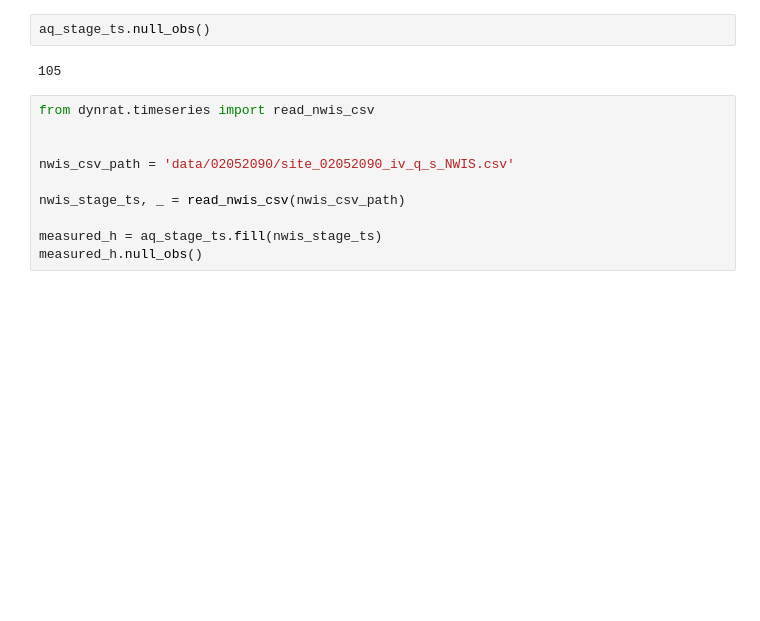
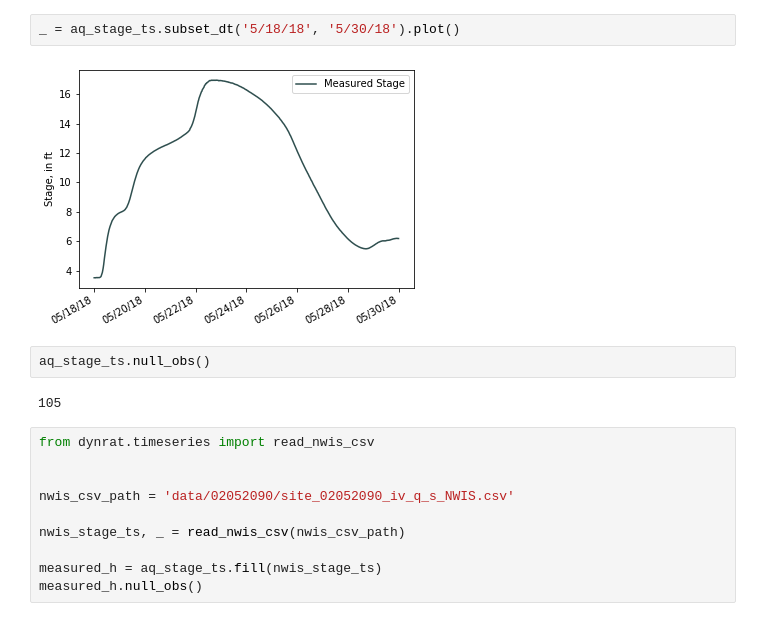
Before and after one commit to mdomanski-usgs/dynrat, a Jupyter notebook: examples/timeseries.ipynb, the cells around one changed output. Saved outputs shown, nothing was run; the diff lists cells and outputs as text; blank space fills up the shorter version.

```diff
--- a/examples/timeseries.ipynb
+++ b/examples/timeseries.ipynb
@@ -34,3 +34,7 @@ _ = observed_h.plot(ax)
+# %%
+_ = aq_stage_ts.subset_dt('5/18/18', '5/30/18').plot()
+# %% [output]
+[figure, added]
 # %%
 aq_stage_ts.null_obs()
 # %% [output]
```
Also changed, not shown: parts of 4 cells of this notebook, 1 other file.
